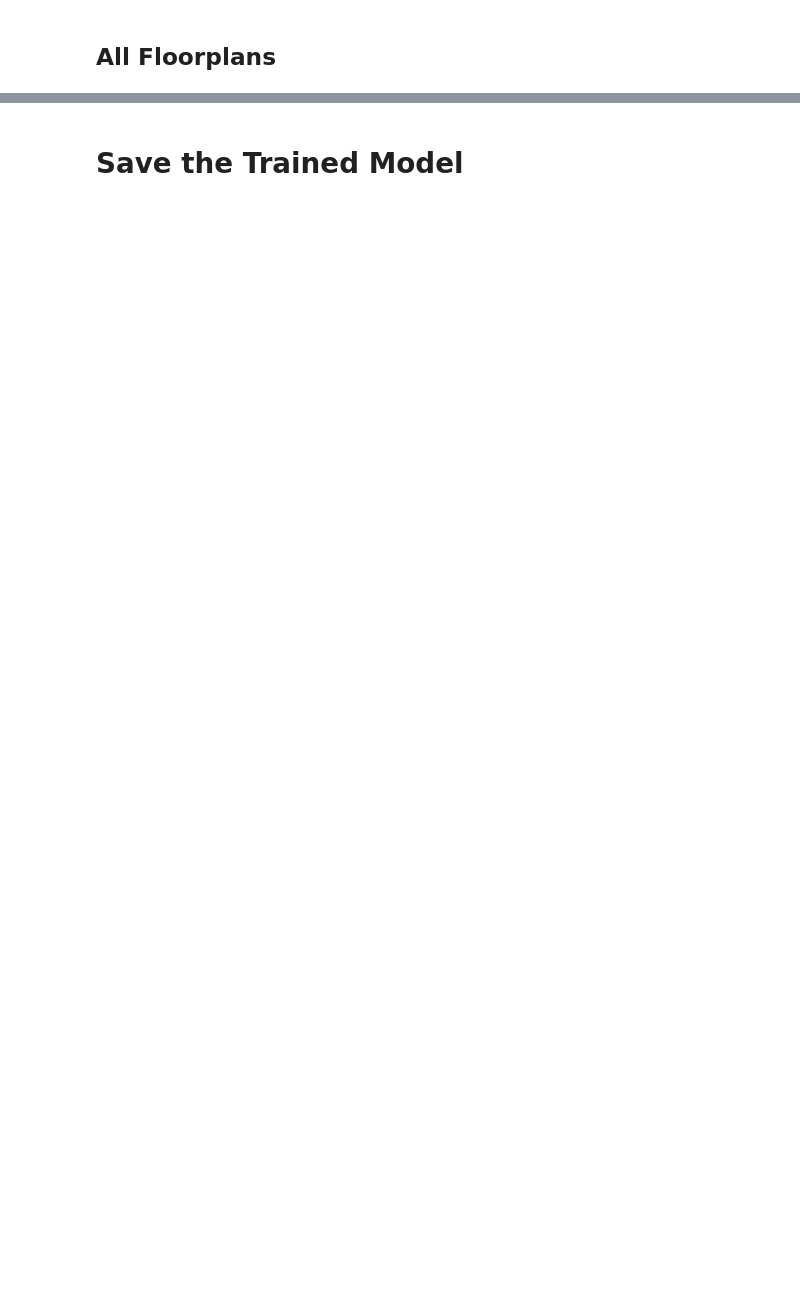
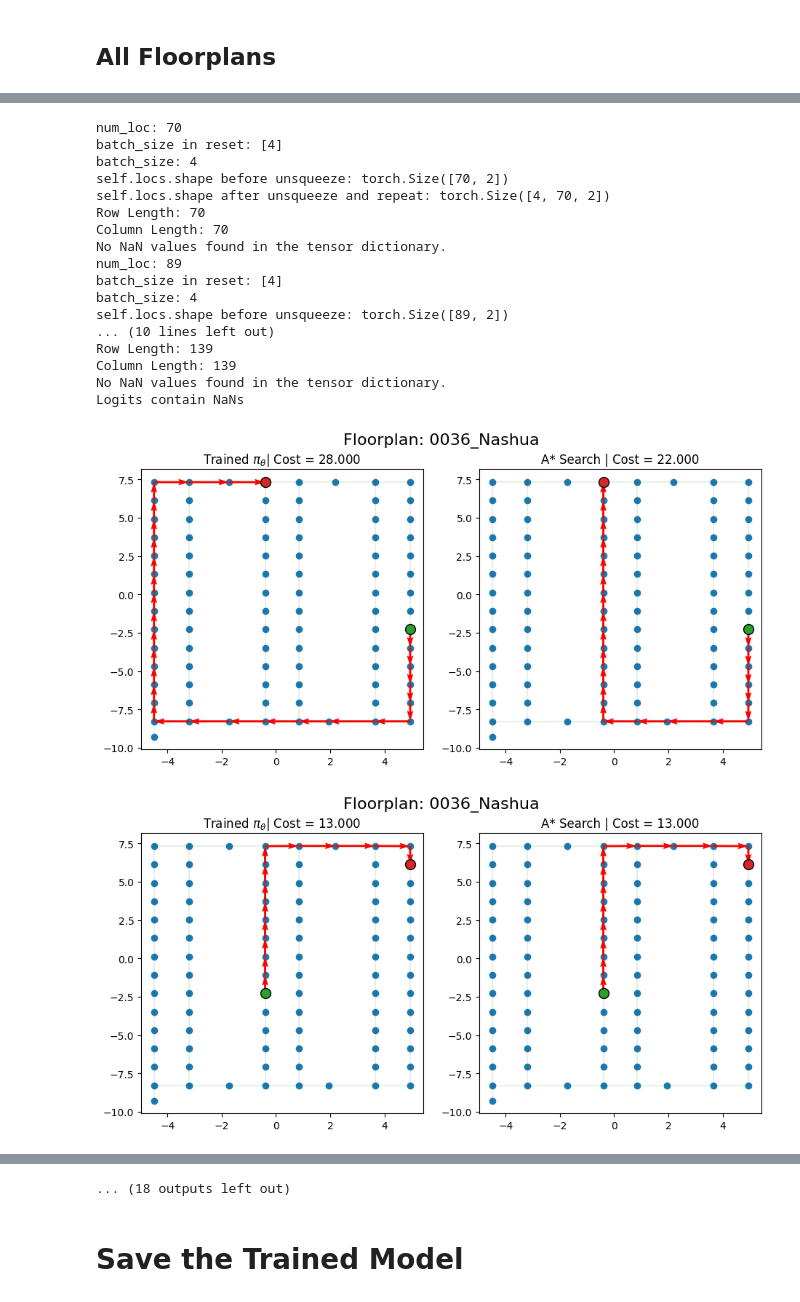
Before and after one commit to primevisiontechnology-com/res-pvt-ai4spp, a Jupyter notebook: code/TrainOnFloorplan.ipynb, the cells around one changed output, grey strips where cells are left out. Cells and saved outputs as stored; diff of their text form; code cells hidden in the pictures; blank space fills up the shorter version.

```diff
--- a/code/TrainOnFloorplan.ipynb
+++ b/code/TrainOnFloorplan.ipynb
@@ -493,7 +590,7 @@ ids = []
 for floorplan in floorplans:
     try:
         infer_env = FPEnv(fp_path=floorplan)
-        td_init = infer_env.reset(batch_size=[3]).to(device)
+        td_init = infer_env.reset(batch_size=[4]).to(device)
 
 
         # Function to check for NaNs in a tensor dictionary
@@ -536,0 +650,19 @@ Output hidden; open in https://colab.research.google.com to view.
+num_loc: 70
+batch_size in reset: [4]
+batch_size: 4
+self.locs.shape before unsqueeze: torch.Size([70, 2])
+self.locs.shape after unsqueeze and repeat: torch.Size([4, 70, 2])
+Row Length: 70
+Column Length: 70
+No NaN values found in the tensor dictionary.
+num_loc: 89
+batch_size in reset: [4]
+batch_size: 4
+self.locs.shape before unsqueeze: torch.Size([89, 2])
+... (10 lines left out)
+Row Length: 139
+Column Length: 139
+No NaN values found in the tensor dictionary.
+Logits contain NaNs
+[figure, added]
+[figure, added]
@@ -537,3 +677,4 @@ Output hidden; open in https://colab.research.google.com to view.
+... (18 outputs left out)
 # %% [markdown]
 # Save the Trained Model
 # %%
```
Also changed, not shown: parts of 11 cells of this notebook, 5 other files.
